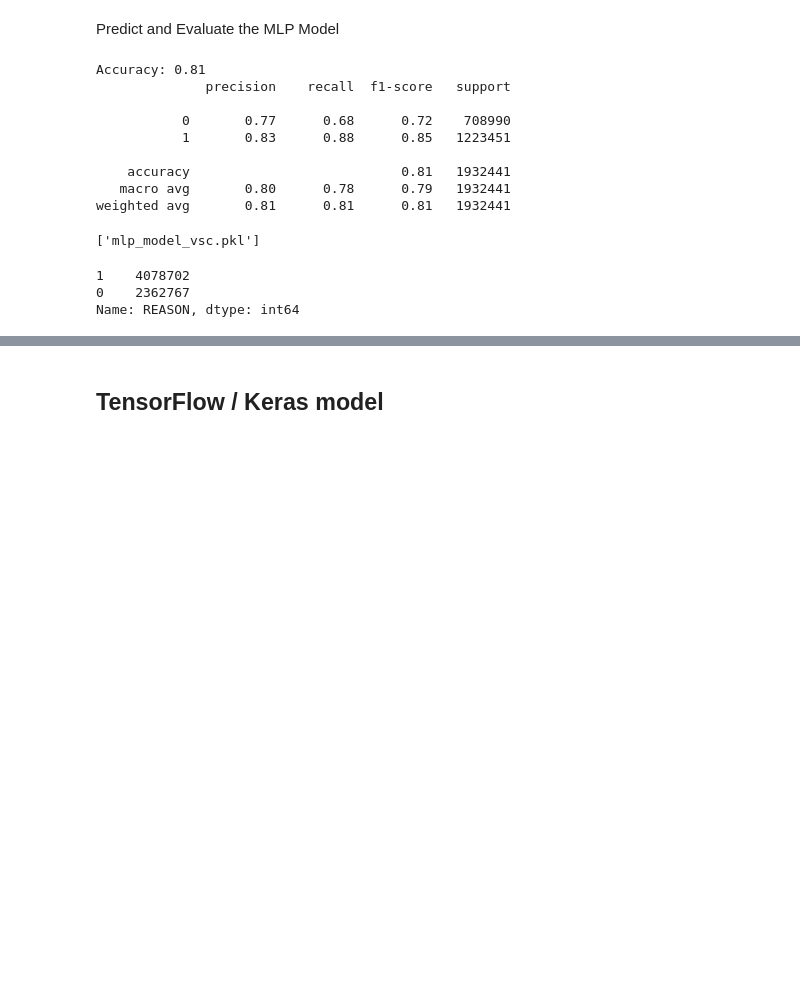
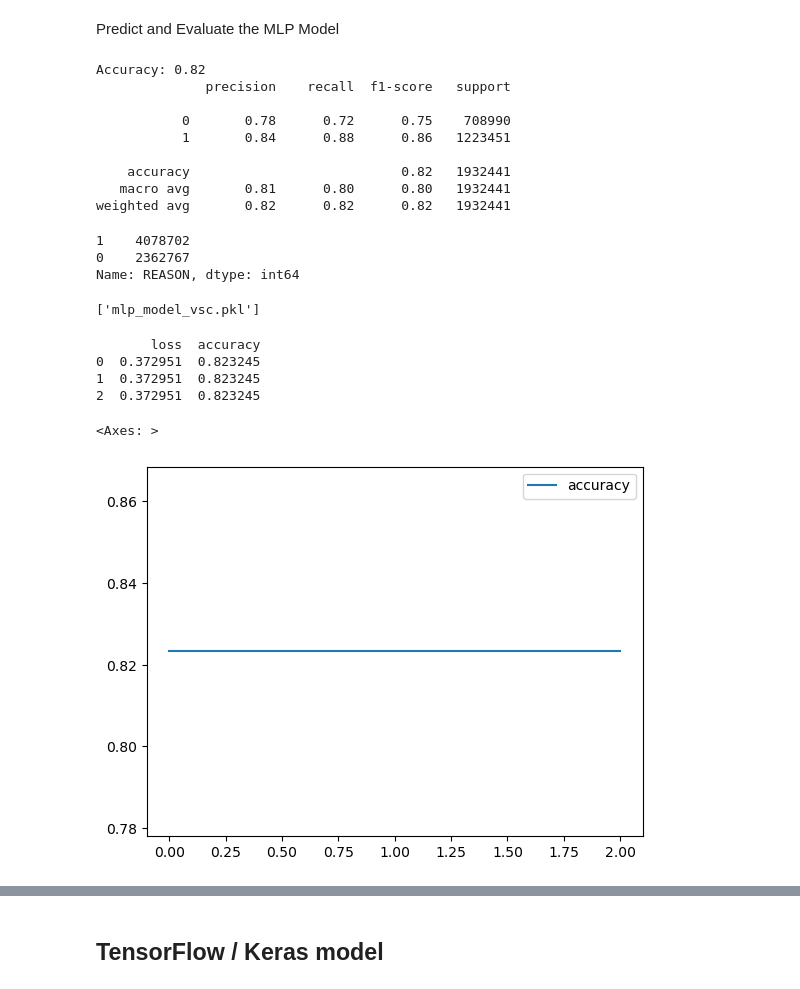
Before and after one commit to MWatkins87/House_of_Hope, a Jupyter notebook: MLP_and_TensorFlow_Keras_models/thood.ipynb, the cells around one changed output, grey strips where cells are left out. Drawn from its saved outputs; the diff is of its cells as text; code cells hidden in the pictures; blank space fills up the shorter version.

```diff
--- a/MLP_and_TensorFlow_Keras_models/thood.ipynb
+++ b/MLP_and_TensorFlow_Keras_models/thood.ipynb
@@ -58,21 +92,16 @@ from sklearn.metrics import classification_report
 y_pred = mlp.predict(X_test)
 print(f'Accuracy: {np.mean(y_pred == y_test):.2f}')
 print(classification_report(y_test, y_pred))
-
-# Save the model
-import joblib
-joblib.dump(mlp, 'mlp_model_vsc.pkl')
 # %% [output]
-Accuracy: 0.81
+Accuracy: 0.82
               precision    recall  f1-score   support
 
-           0       0.77      0.68      0.72    708990
-           1       0.83      0.88      0.85   1223451
+           0       0.78      0.72      0.75    708990
+           1       0.84      0.88      0.86   1223451
 
-    accuracy                           0.81   1932441
-   macro avg       0.80      0.78      0.79   1932441
-weighted avg       0.81      0.81      0.81   1932441
+    accuracy                           0.82   1932441
+   macro avg       0.81      0.80      0.80   1932441
+weighted avg       0.82      0.82      0.82   1932441
-['mlp_model_vsc.pkl']
 # %%
 # Check to see if data is balanced
 clean_df["REASON"].value_counts()
@@ -80,3 +109,28 @@ clean_df["REASON"].value_counts()
 1    4078702
 0    2362767
 Name: REASON, dtype: int64
+# %%
+# Save the model
+import joblib
+joblib.dump(mlp, 'mlp_model_vsc.pkl')
+# %% [output]
+['mlp_model_vsc.pkl']
+# %%
+# # Access the history dictionary
+# history_dict = history.history
+
+# # Create a DataFrame from the history dictionary
+# history_df = pd.DataFrame(history_dict)
+
+# Display the first few rows of the DataFrame
+print(history_df.head(10))
+
+# Assuming "accuracy" is a key in your `cleaned_df` DataFrame, plot the accuracy
+history_df.plot(y="accuracy")
+# %% [output]
+       loss  accuracy
+0  0.372951  0.823245
+1  0.372951  0.823245
+2  0.372951  0.823245
+<Axes: >
+[figure, added]
```
Also changed, not shown: parts of 14 cells of this notebook, 3 other files.
